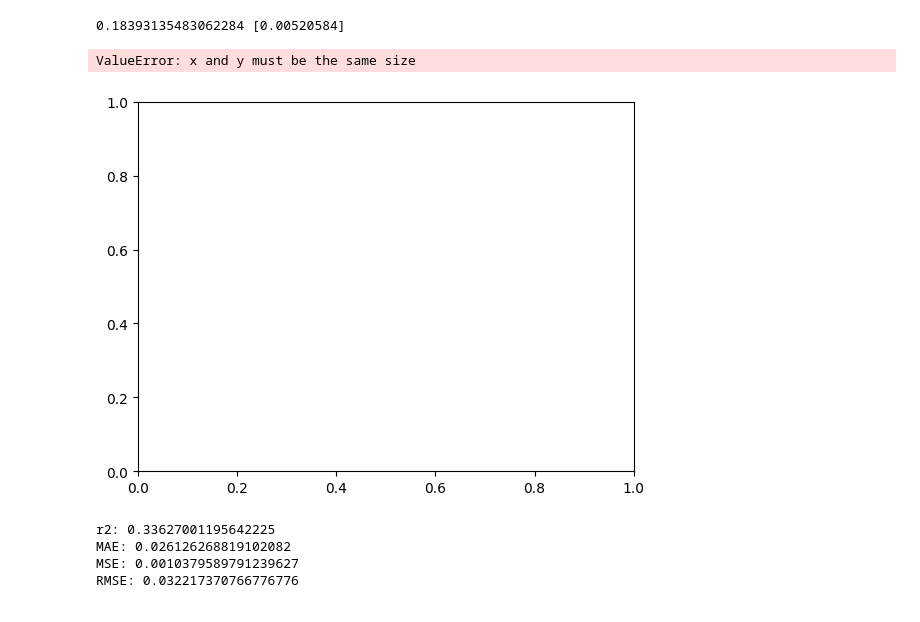
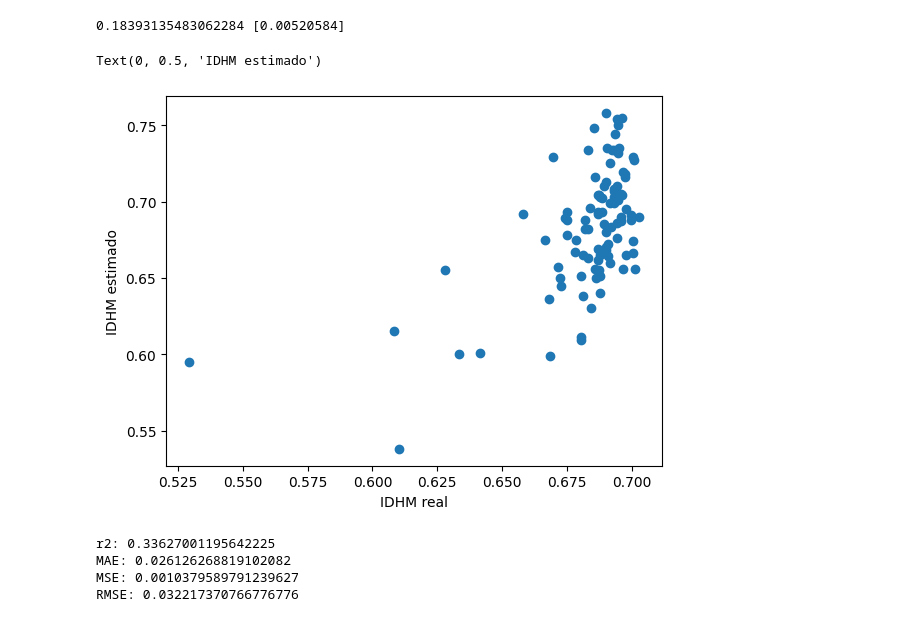
Before and after one commit to IgorJordany/AMDL, a Jupyter notebook: unidade 2/regressao.ipynb, the cells around one changed output. Drawn from its saved outputs; the diff is of its cells as text; code cells hidden in the pictures.

```diff
--- a/unidade 2/regressao.ipynb
+++ b/unidade 2/regressao.ipynb
@@ -54,13 +54,13 @@ print(regressao.intercept_,regressao.coef_)
 0.18393135483062284 [0.00520584]
 # %%
 import matplotlib.pyplot as plt
-predicao = regressao.predict(X_test)
+predicao = regressao.predict(X_train)
 plt.scatter(predicao,y_train)
 plt.xlabel('IDHM real')
 plt.ylabel('IDHM estimado')
 # %% [output]
-ValueError: x and y must be the same size
+Text(0, 0.5, 'IDHM estimado')
-[figure, old version]
+[figure, new version]
 # %%
 from sklearn import metrics
 import numpy as np
```
Also changed, not shown: 1 other file.
